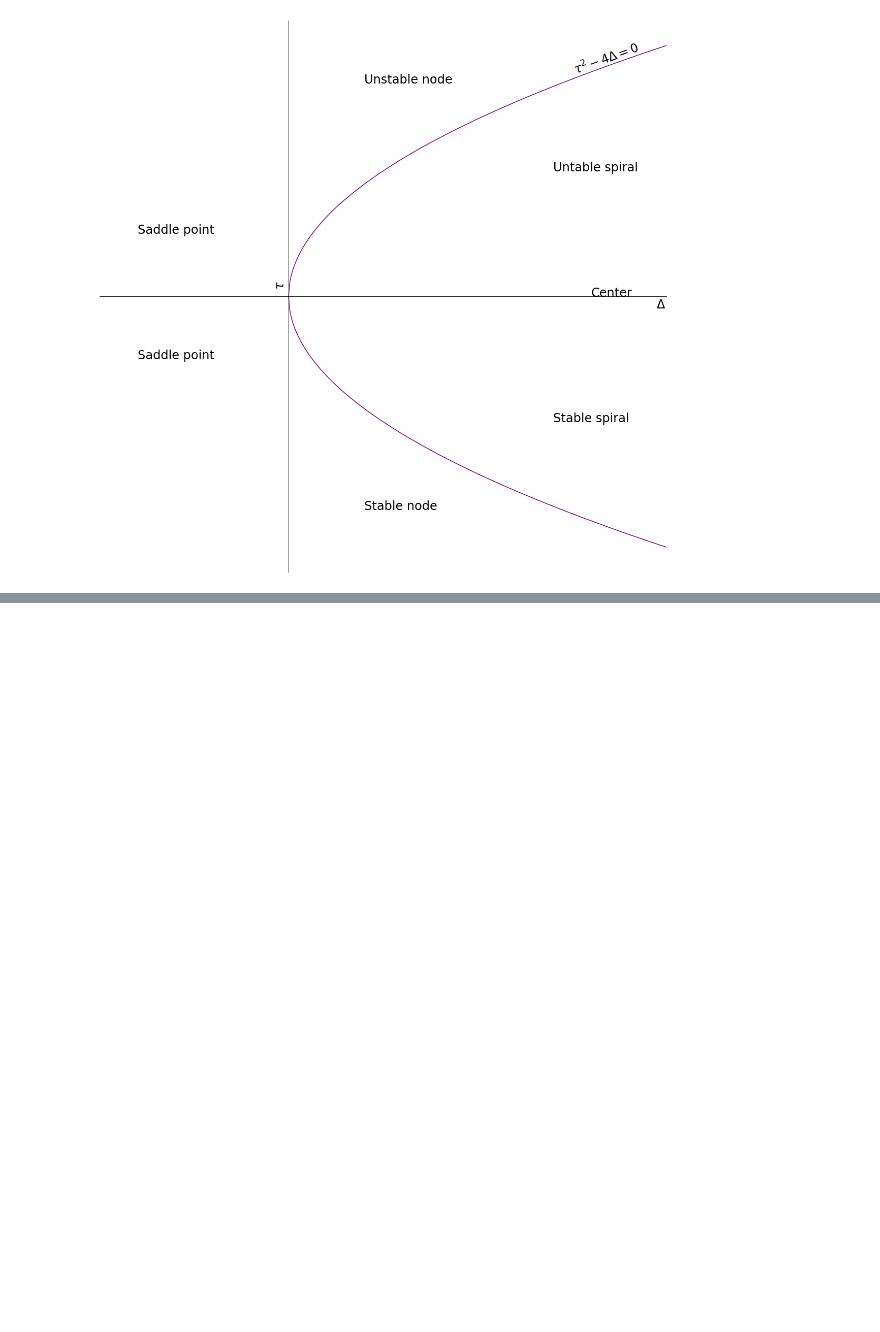
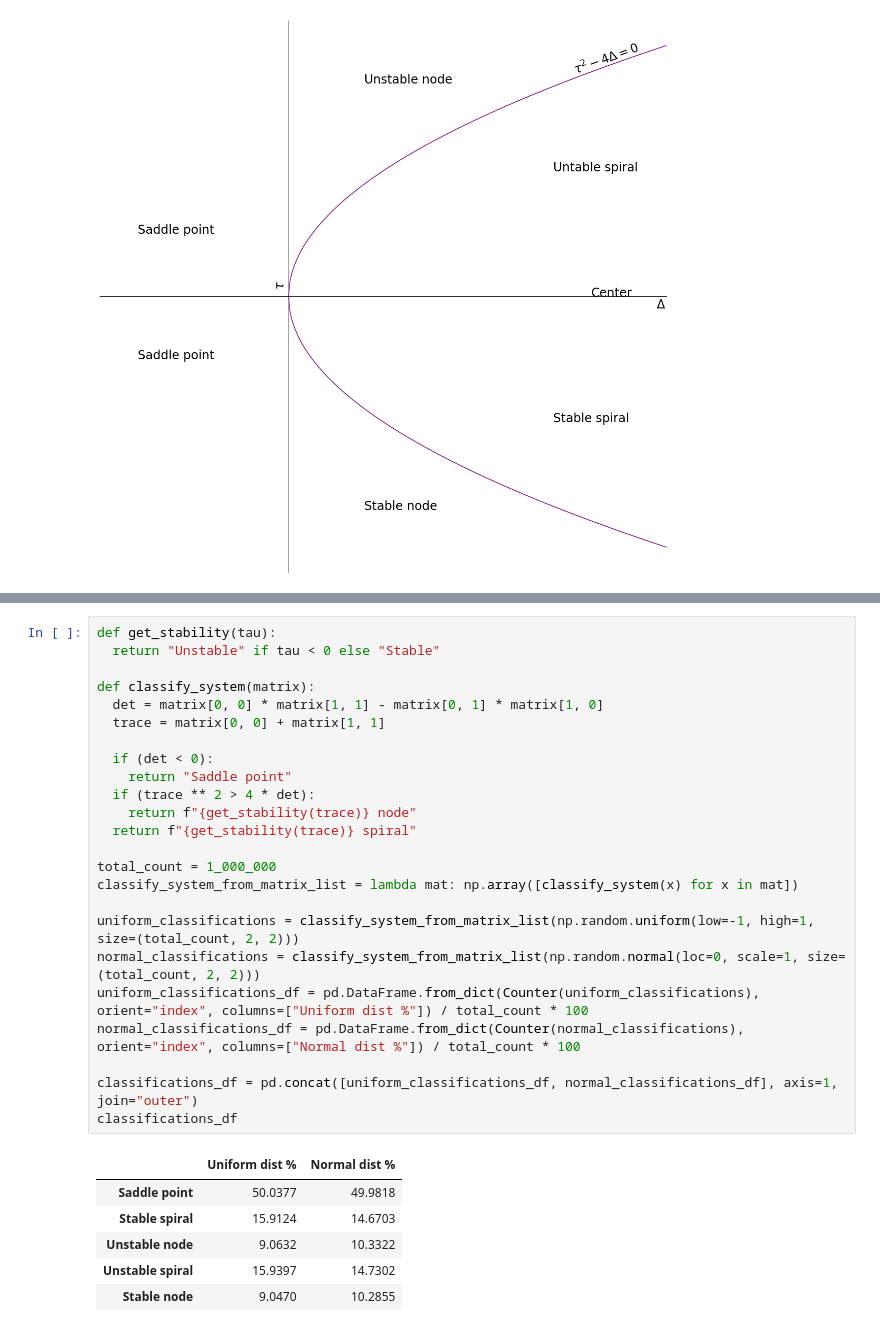
Before and after one commit to NRoboto/book-nonlinear-dynamics-chaos, a Jupyter notebook: 5-linear-systems.ipynb, the cells around one changed output, grey strips where cells are left out. Cells and saved outputs as stored; diff of their text form; blank space fills up the shorter version.

Commit message:
Add problem 5.2.14 for random matrices

```diff
--- a/5-linear-systems.ipynb
+++ b/5-linear-systems.ipynb
@@ -133,0 +140,31 @@ plt.show()
+# %%
+def get_stability(tau):
+  return "Unstable" if tau < 0 else "Stable"
+
+def classify_system(matrix):
+  det = matrix[0, 0] * matrix[1, 1] - matrix[0, 1] * matrix[1, 0]
+  trace = matrix[0, 0] + matrix[1, 1]
+
+  if (det < 0):
+    return "Saddle point"
+  if (trace ** 2 > 4 * det):
+    return f"{get_stability(trace)} node"
+  return f"{get_stability(trace)} spiral"
+
+total_count = 1_000_000
+classify_system_from_matrix_list = lambda mat: np.array([classify_system(x) for x in mat])
+
+uniform_classifications = classify_system_from_matrix_list(np.random.uniform(low=-1, high=1, size=(total_count, 2, 2)))
+normal_classifications = classify_system_from_matrix_list(np.random.normal(loc=0, scale=1, size=(total_count, 2, 2)))
+uniform_classifications_df = pd.DataFrame.from_dict(Counter(uniform_classifications), orient="index", columns=["Uniform dist %"]) / total_count * 100
+normal_classifications_df = pd.DataFrame.from_dict(Counter(normal_classifications), orient="index", columns=["Normal dist %"]) / total_count * 100
+
+classifications_df = pd.concat([uniform_classifications_df, normal_classifications_df], axis=1, join="outer")
+classifications_df
+# %% [output]
+|  | Uniform dist % | Normal dist % |
+| Saddle point | 50.0377 | 49.9818 |
+| Stable spiral | 15.9124 | 14.6703 |
+| Unstable node | 9.0632 | 10.3322 |
+| Unstable spiral | 15.9397 | 14.7302 |
+| Stable node | 9.0470 | 10.2855 |
```
Also changed, not shown: parts of 3 cells of this notebook.
